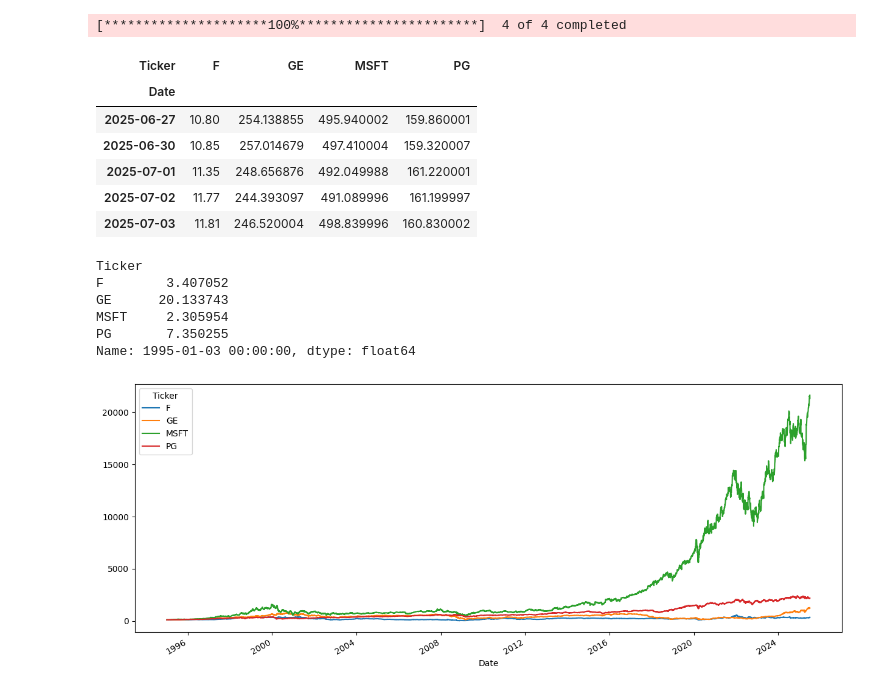
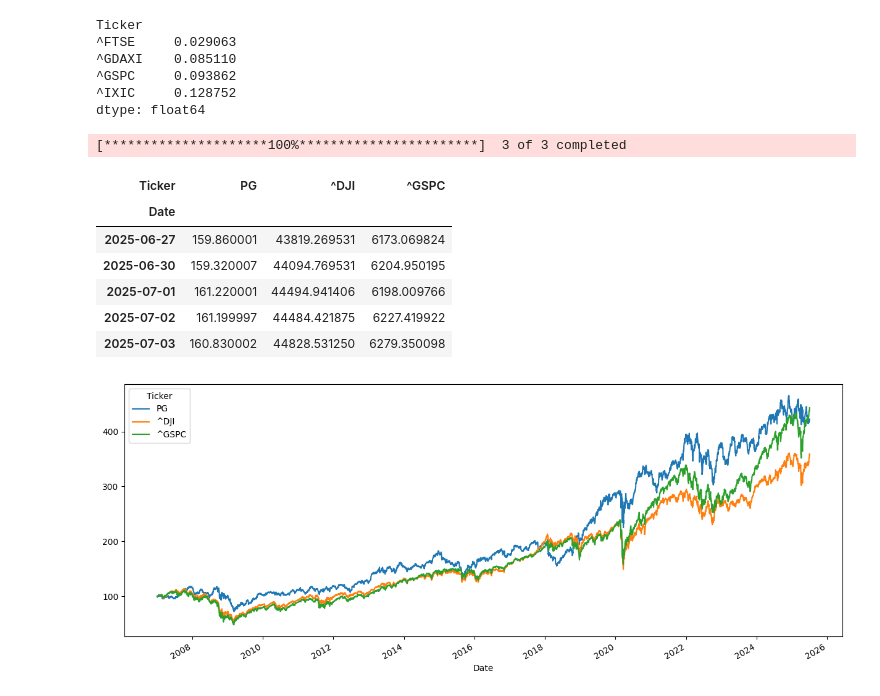
Before and after one commit to Rainspistols/Python-for-Finance, a Jupyter notebook: some.ipynb, the cells around one changed output. Drawn from its saved outputs; the diff is of its cells as text; code cells hidden in the pictures.

```diff
--- a/some.ipynb
+++ b/some.ipynb
@@ -5,0 +1,15 @@ PG = yf.download("PG", start="1995-01-01", end=today, auto_adjust=False)
+# %%
+from datetime import date
+import yfinance as yf
+import pandas as pd
+import matplotlib.pyplot as plt
+
+today = date.today().strftime("%Y-%m-%d")
+
+tickers = ["^GSPC", "^IXIC", "^GDAXI", "^FTSE"]
+
+
+ind_data = yf.download(tickers, start="1997-01-01", end=today)
+ind_data
+adj_close_only = ind_data["Close"]
+adj_close_only
@@ -96,29 +69,29 @@ print(str(round(log_return_a, 5) * 100) + " %")
+# %%
+annual_ind_returns = ind_returns.mean() * 250
+annual_ind_returns
+# %% [output]
+Ticker
+^FTSE     0.029063
+^GDAXI    0.085110
+^GSPC     0.093862
+^IXIC     0.128752
+dtype: float64
 # %%
-tickers = ["PG", "MSFT", "F", "GE"]
-mydata = yf.download(tickers, start="1995-01-01", end=today, auto_adjust=False)
-mydata = mydata["Adj Close"]
+tickers = ['PG', '^GSPC', "^DJI"]
 
-mydata.tail()
+data_2 = yf.download(tickers, start="2007-01-01", end=today)['Close']
+data_2.tail()
 # %% [output]
-[*********************100%***********************]  4 of 4 completed
+[*********************100%***********************]  3 of 3 completed
-| Ticker | F | GE | MSFT | PG |
-| Date |  |  |  |  |
-| 2025-06-27 | 10.80 | 254.138855 | 495.940002 | 159.860001 |
-| 2025-06-30 | 10.85 | 257.014679 | 497.410004 | 159.320007 |
-| 2025-07-01 | 11.35 | 248.656876 | 492.049988 | 161.220001 |
-| 2025-07-02 | 11.77 | 244.393097 | 491.089996 | 161.199997 |
-| 2025-07-03 | 11.81 | 246.520004 | 498.839996 | 160.830002 |
+| Ticker | PG | ^DJI | ^GSPC |
+| Date |  |  |  |
+| 2025-06-27 | 159.860001 | 43819.269531 | 6173.069824 |
+| 2025-06-30 | 159.320007 | 44094.769531 | 6204.950195 |
+| 2025-07-01 | 161.220001 | 44494.941406 | 6198.009766 |
+| 2025-07-02 | 161.199997 | 44484.421875 | 6227.419922 |
+| 2025-07-03 | 160.830002 | 44828.531250 | 6279.350098 |
-# %%
-mydata.iloc[0]
-# %% [output]
-Ticker
-F        3.407052
-GE      20.133743
-MSFT     2.305954
-PG       7.350255
-Name: 1995-01-03 00:00:00, dtype: float64
 # %%
-(mydata / mydata.iloc[0] * 100).plot(figsize=(15, 6))
+(data_2 / data_2.iloc[0] * 100).plot(figsize=(15, 6))
 plt.show()
 # %% [output]
-[figure, old version]
+[figure, new version]
```
Also changed, not shown: parts of 27 cells of this notebook.
